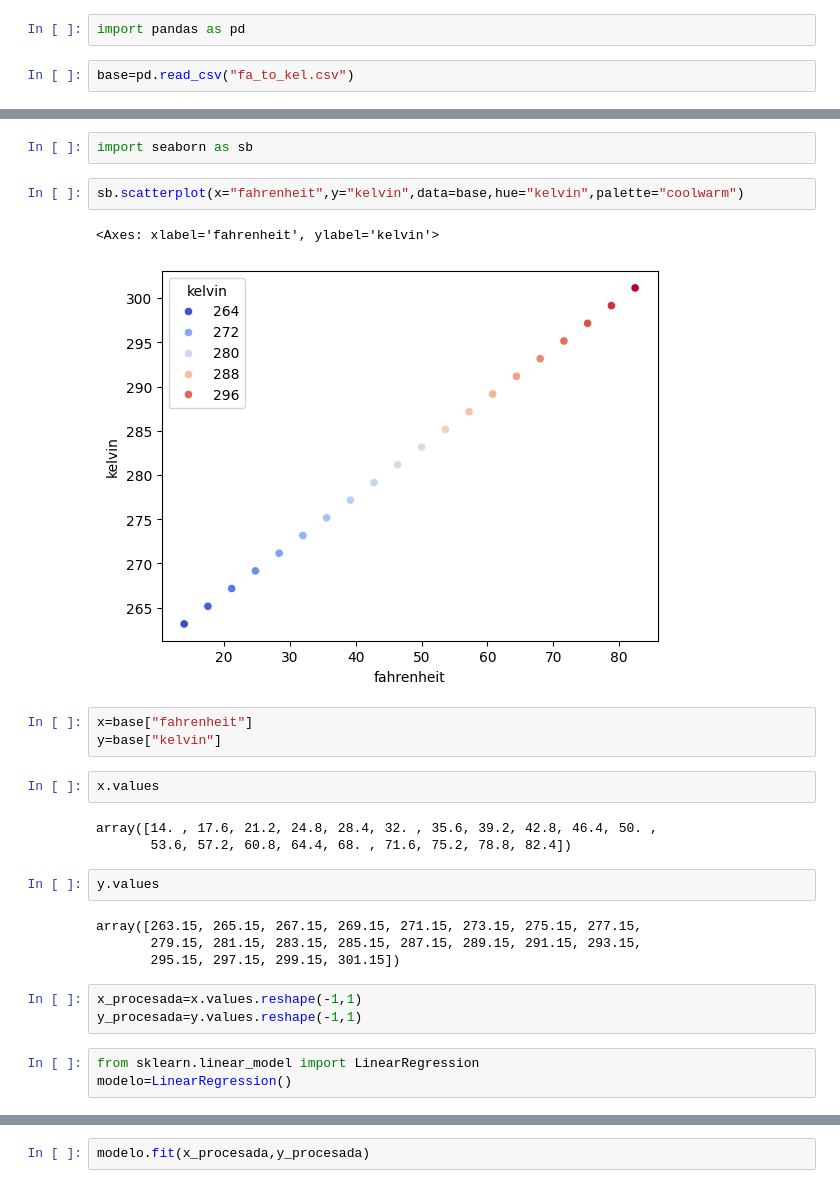
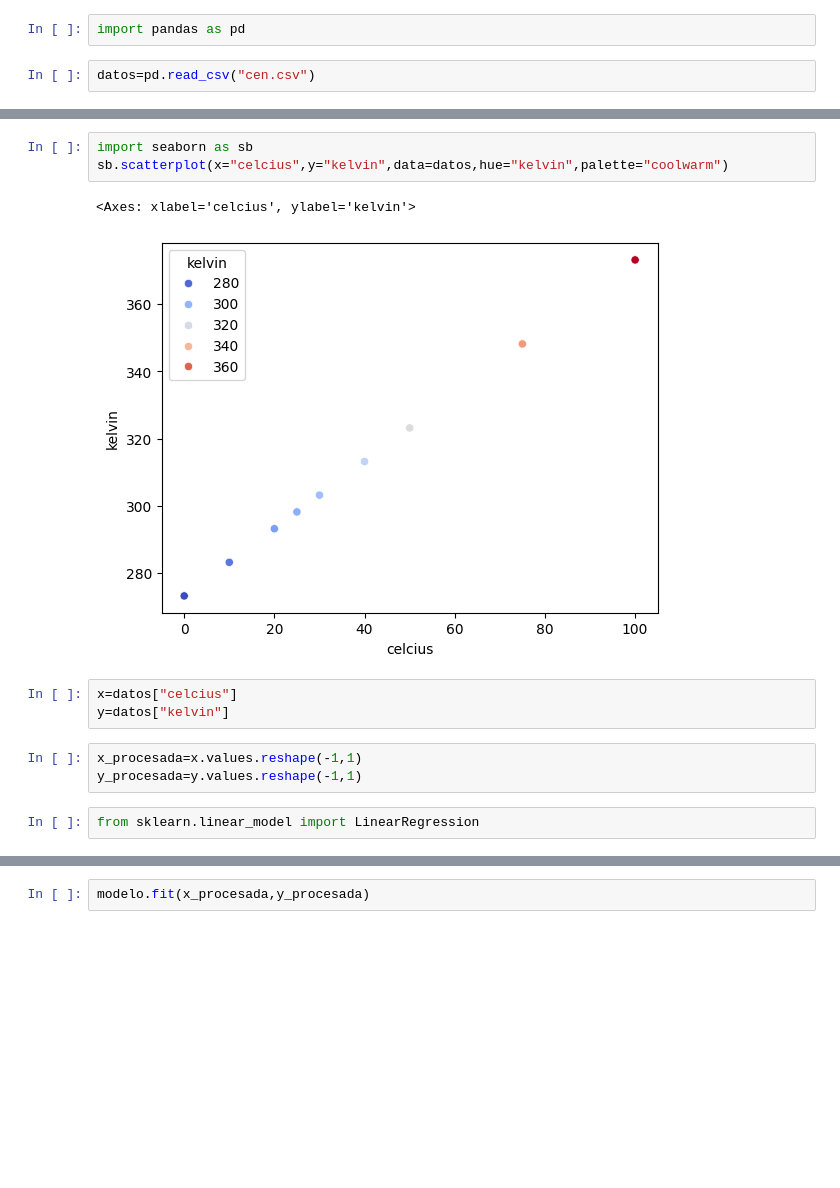
Before and after one commit to Mind0T/Entreno-code, a Jupyter notebook: python/inteligenciaArtificialDom/PrimerModelo/repaso.ipynb, the cells around one changed output, grey strips where cells are left out. Cells and saved outputs as stored; diff of their text form; blank space fills up the shorter version.

```diff
--- a/python/inteligenciaArtificialDom/PrimerModelo/repaso.ipynb
+++ b/python/inteligenciaArtificialDom/PrimerModelo/repaso.ipynb
@@ -1,4 +1,4 @@
 # %%
 import pandas as pd
 # %%
-base=pd.read_csv("fa_to_kel.csv")
+datos=pd.read_csv("cen.csv")
@@ -26,27 +26,14 @@ memory usage: 448.0 bytes
-# %%
-import seaborn as sb
 # %%
-sb.scatterplot(x="fahrenheit",y="kelvin",data=base,hue="kelvin",palette="coolwarm")
+import seaborn as sb
+sb.scatterplot(x="celcius",y="kelvin",data=datos,hue="kelvin",palette="coolwarm")
 # %% [output]
-<Axes: xlabel='fahrenheit', ylabel='kelvin'>
+<Axes: xlabel='celcius', ylabel='kelvin'>
-[figure, old version]
+[figure, new version]
 # %%
-x=base["fahrenheit"]
-y=base["kelvin"]
+x=datos["celcius"]
+y=datos["kelvin"]
-# %%
-x.values
-# %% [output]
-array([14. , 17.6, 21.2, 24.8, 28.4, 32. , 35.6, 39.2, 42.8, 46.4, 50. ,
-       53.6, 57.2, 60.8, 64.4, 68. , 71.6, 75.2, 78.8, 82.4])
-# %%
-y.values
-# %% [output]
-array([263.15, 265.15, 267.15, 269.15, 271.15, 273.15, 275.15, 277.15,
-       279.15, 281.15, 283.15, 285.15, 287.15, 289.15, 291.15, 293.15,
-       295.15, 297.15, 299.15, 301.15])
 # %%
 x_procesada=x.values.reshape(-1,1)
 y_procesada=y.values.reshape(-1,1)
 # %%
 from sklearn.linear_model import LinearRegression
-modelo=LinearRegression()
```
Also changed, not shown: parts of 5 cells of this notebook, 3 other files.
